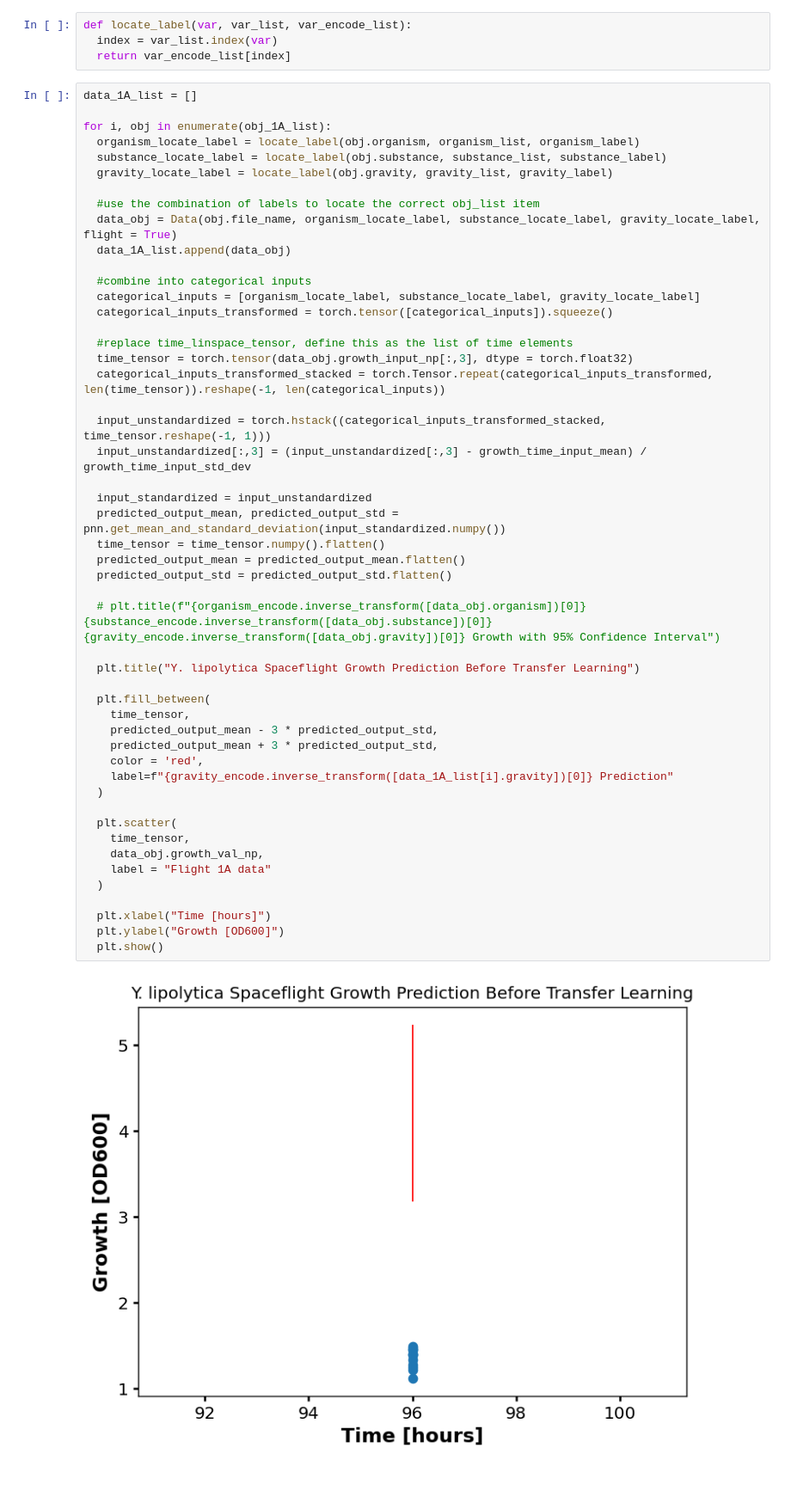
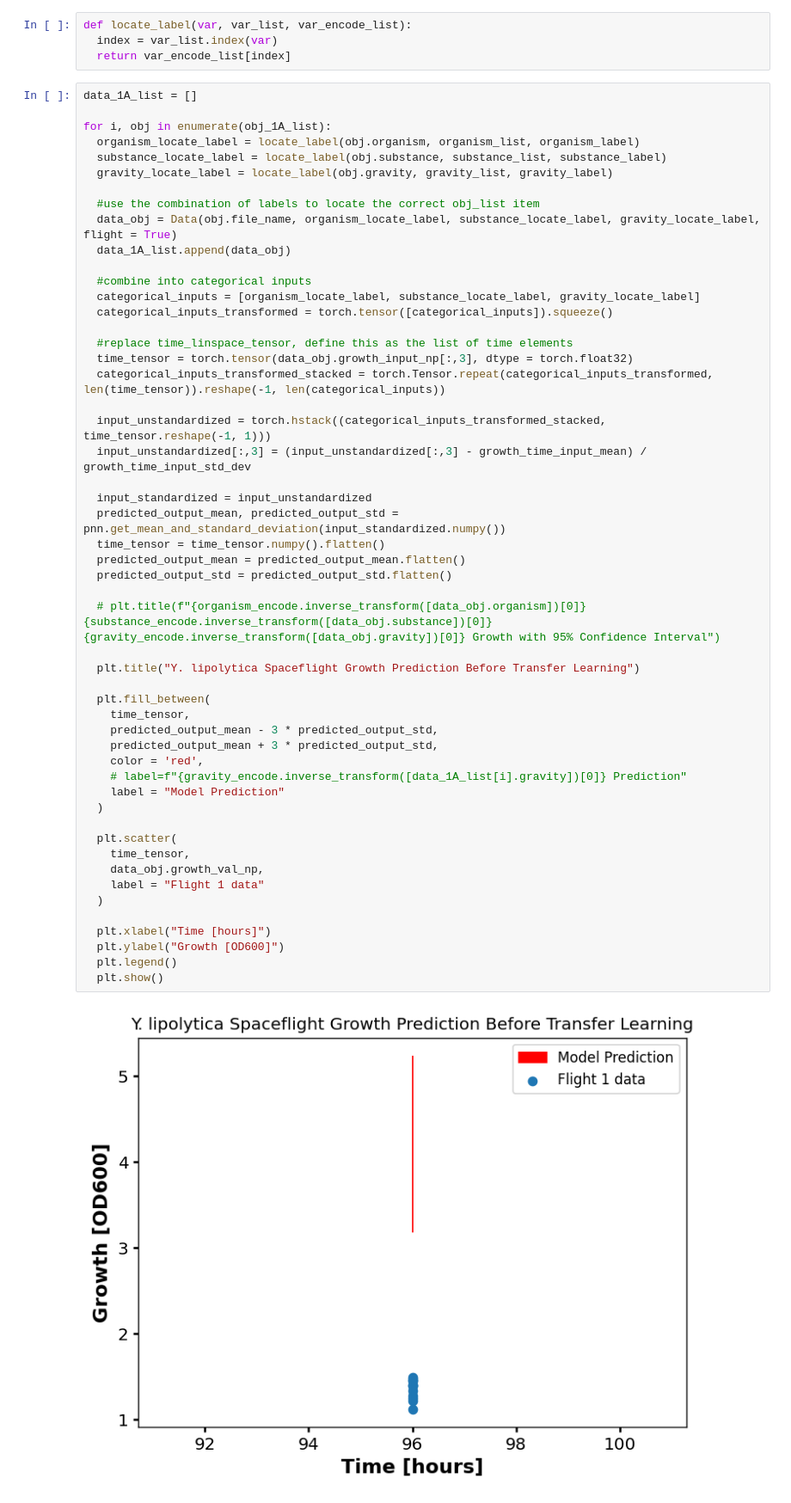
Before and after one commit to ipjoshua1483/Space-Microbial-Biomanufacturing-is-a-Go, a Jupyter notebook: main_growth.ipynb, the cells around one changed output. Shown at 86% size. Saved outputs shown, nothing was run; the diff lists cells and outputs as text.

```diff
--- a/main_growth.ipynb
+++ b/main_growth.ipynb
@@ -225,33 +225,35 @@ for i, obj in enumerate(obj_1A_list):
 
   input_unstandardized = torch.hstack((categorical_inputs_transformed_stacked, time_tensor.reshape(-1, 1)))
   input_unstandardized[:,3] = (input_unstandardized[:,3] - growth_time_input_mean) / growth_time_input_std_dev
 
   input_standardized = input_unstandardized
   predicted_output_mean, predicted_output_std = pnn.get_mean_and_standard_deviation(input_standardized.numpy())
   time_tensor = time_tensor.numpy().flatten()
   predicted_output_mean = predicted_output_mean.flatten()
   predicted_output_std = predicted_output_std.flatten()
 
   # plt.title(f"{organism_encode.inverse_transform([data_obj.organism])[0]} {substance_encode.inverse_transform([data_obj.substance])[0]} {gravity_encode.inverse_transform([data_obj.gravity])[0]} Growth with 95% Confidence Interval")
 
   plt.title("Y. lipolytica Spaceflight Growth Prediction Before Transfer Learning")
 
   plt.fill_between(
     time_tensor,
     predicted_output_mean - 3 * predicted_output_std,
     predicted_output_mean + 3 * predicted_output_std,
     color = 'red',
-    label=f"{gravity_encode.inverse_transform([data_1A_list[i].gravity])[0]} Prediction"
+    # label=f"{gravity_encode.inverse_transform([data_1A_list[i].gravity])[0]} Prediction"
+    label = "Model Prediction"
   )
 
   plt.scatter(
     time_tensor,
     data_obj.growth_val_np,
-    label = "Flight 1A data"
+    label = "Flight 1 data"
   )
 
   plt.xlabel("Time [hours]")
   plt.ylabel("Growth [OD600]")
+  plt.legend()
   plt.show()
 # %% [output]
-[figure, old version]
+[figure, new version]
```
